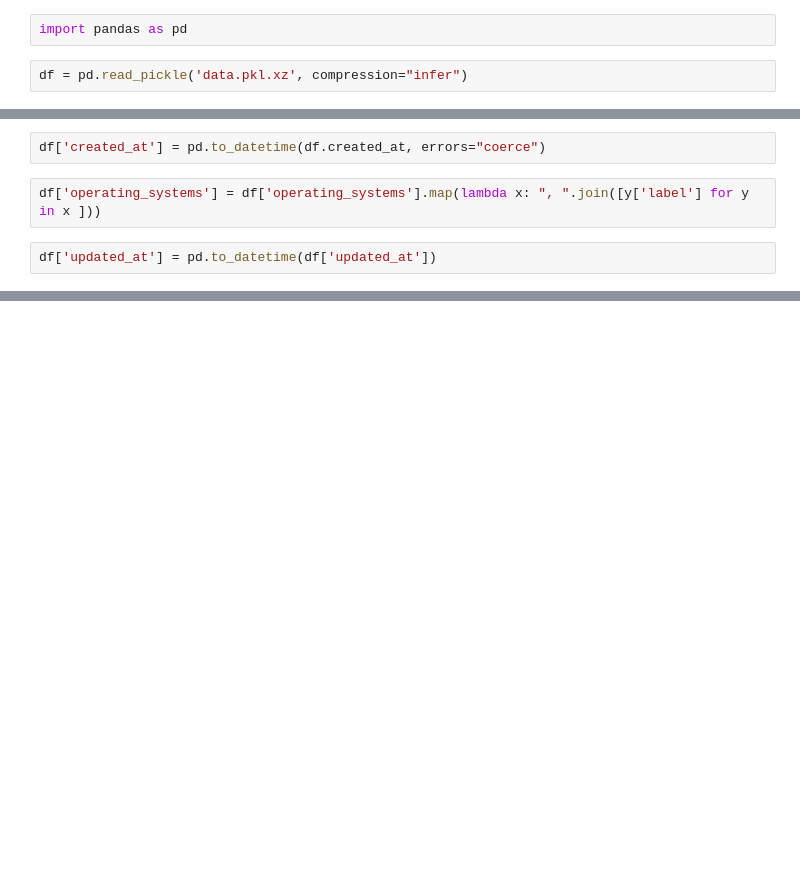
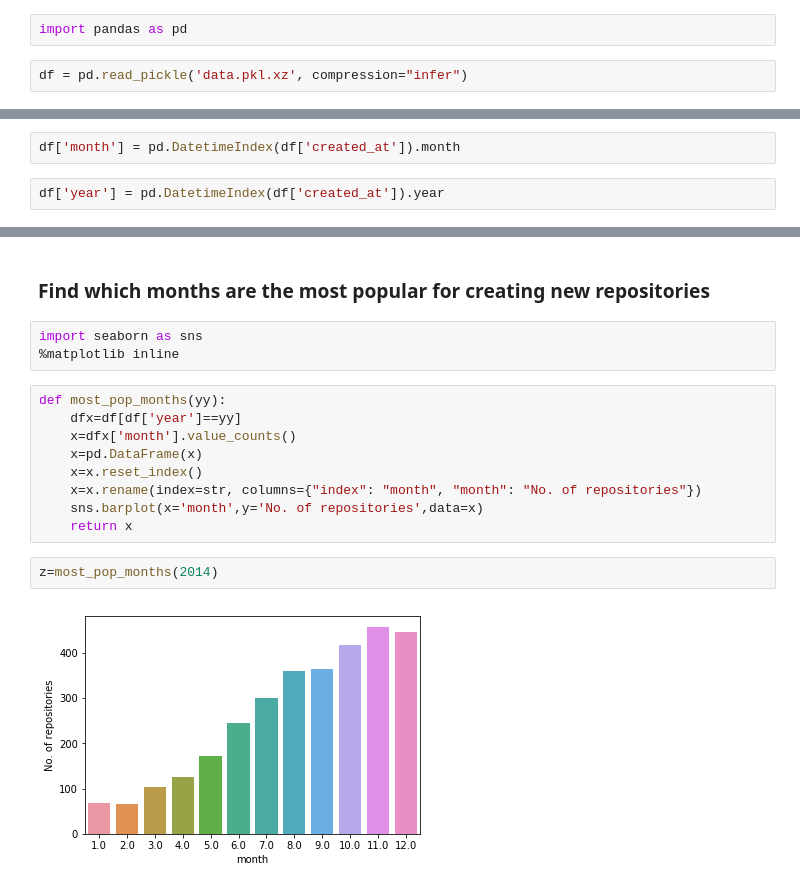
Before and after one commit to cshubhamrao/docker-hub-data, a Jupyter notebook: models/exploration.ipynb, the cells around one changed output, grey strips where cells are left out. Drawn from its saved outputs; the diff is of its cells as text; blank space fills up the shorter version.

```diff
--- a/models/exploration.ipynb
+++ b/models/exploration.ipynb
@@ -49,6 +97,4 @@ df['publisher'] = df['publisher'].map(lambda x: x['name'])
 # %%
-df['created_at'] = pd.to_datetime(df.created_at, errors="coerce")
+df['month'] = pd.DatetimeIndex(df['created_at']).month
-# %%
-df['operating_systems'] = df['operating_systems'].map(lambda x: ", ".join([y['label'] for y in x ]))
 # %%
-df['updated_at'] = pd.to_datetime(df['updated_at'])
+df['year'] = pd.DatetimeIndex(df['created_at']).year
@@ -60,0 +129,18 @@ df.to_pickle("data.pkl.xz", compression="infer")
+# %% [markdown]
+### Find which months are the most popular for creating new repositories
+# %%
+import seaborn as sns
+%matplotlib inline
+# %%
+def most_pop_months(yy):
+    dfx=df[df['year']==yy]
+    x=dfx['month'].value_counts()
+    x=pd.DataFrame(x)
+    x=x.reset_index()
+    x=x.rename(index=str, columns={"index": "month", "month": "No. of repositories"})
+    sns.barplot(x='month',y='No. of repositories',data=x)
+    return x
+# %%
+z=most_pop_months(2014)
+# %% [output]
+[figure, added]
```
Also changed, not shown: parts of 32 cells of this notebook, 1 other file.
